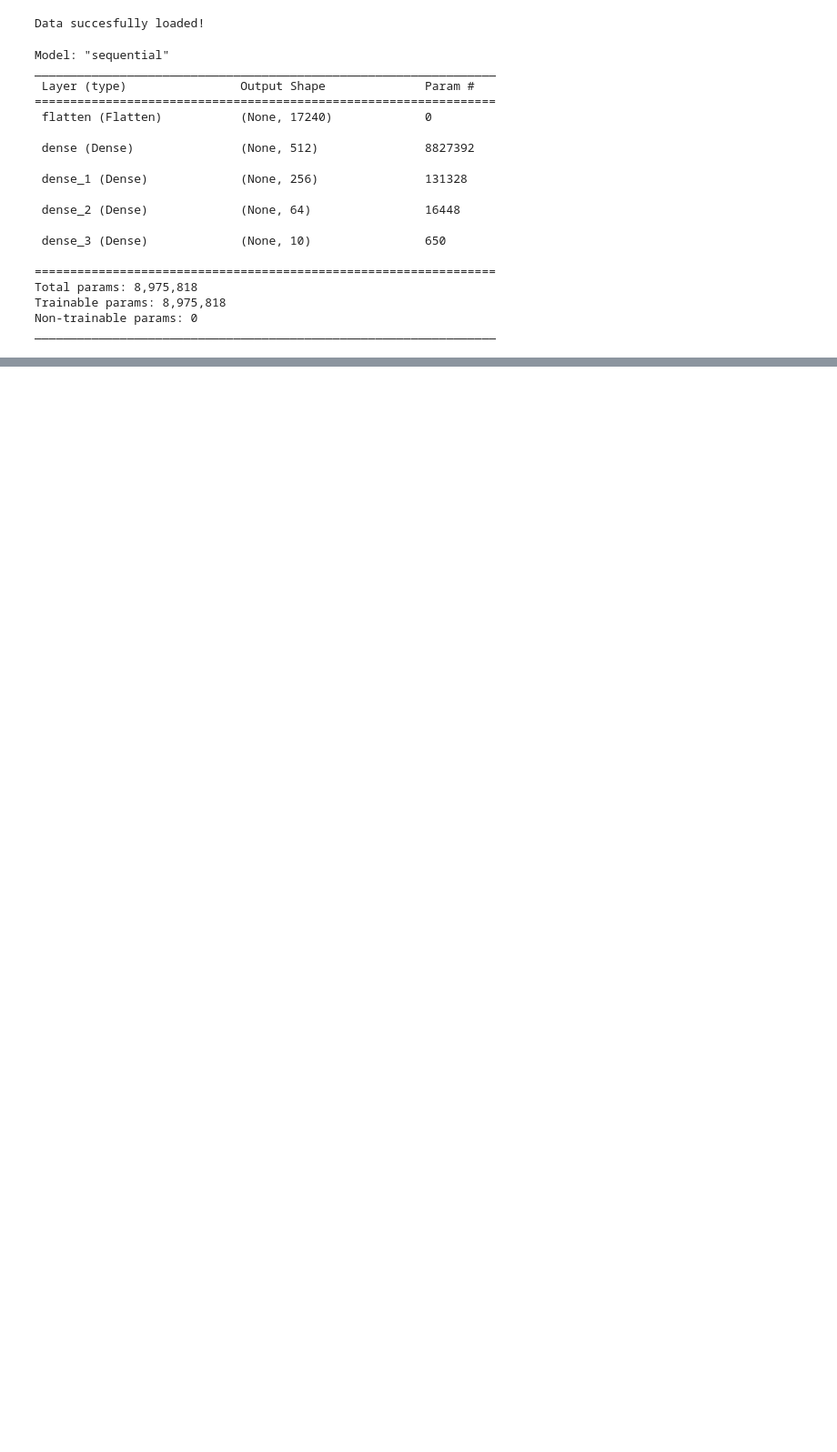
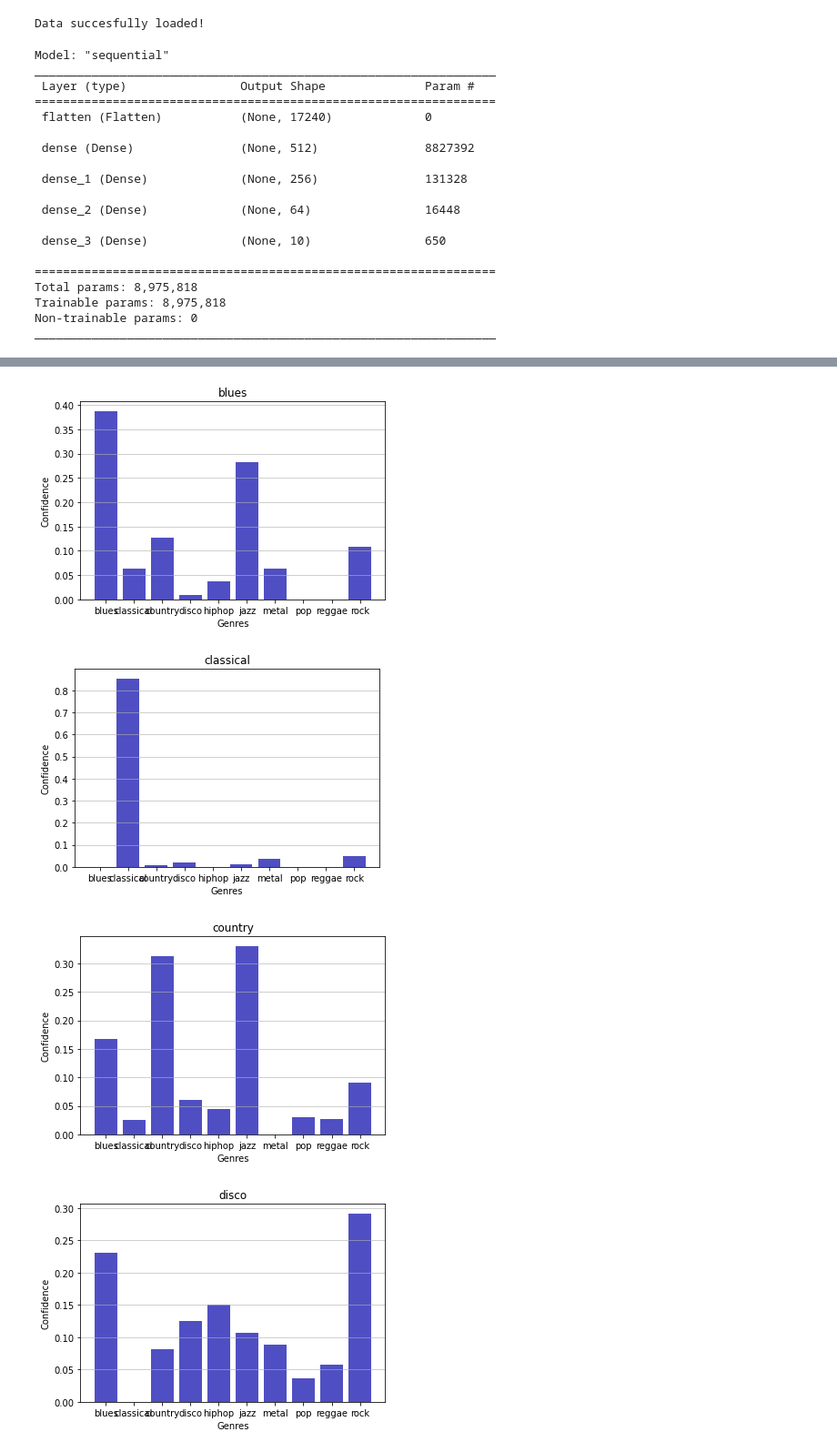
Before and after one commit to fite40927/wonkyphonky, a Jupyter notebook: mfcc_trainer.ipynb, the cells around one changed output, grey strips where cells are left out. Shown at 91% size. Drawn from its saved outputs; the diff is of its cells as text; code cells hidden in the pictures; blank space fills up the shorter version.

Commit message:
Plotting avg guess per genre

```diff
--- a/mfcc_trainer.ipynb
+++ b/mfcc_trainer.ipynb
@@ -129,9 +130,12 @@ for i in range(predictions.shape[0]):
     actual = y_test[i]
 
     genre_count[actual] += 1
-    pred_data[actual][pred] += 1
+    pred_data[actual] += predictions[i]
 
     if pred == actual:
         correct[actual] += 1
-    print('Prediction:', genres[pred], '\tActual:', genres[actual], '\nConfidence:', max(predictions[i]),'\n')
+#     print('Prediction:', genres[pred], '\tActual:', genres[actual], '\nConfidence:', max(predictions[i]),'\n')
+
+pred_data = np.asarray(pred_data) / genre_count
+print(pred_data)
 # %% [output]
@@ -180,0 +185,15 @@ Total:  49.333333333333336 % correct
+# %%
+counter = 0
+for dist in pred_data:
+    plt.figure(counter)
+    plt.bar(x=genres, height=dist, color='#0504aa', alpha=0.7, width=0.8)
+    plt.grid(axis='y', alpha=0.75)
+    plt.xlabel('Genres')
+    plt.ylabel('Confidence')
+    plt.title(genres[counter])
+    counter += 1
+# %% [output]
+[figure, added]
+[figure, added]
+[figure, added]
+[figure, added]
```
Also changed, not shown: parts of 7 cells of this notebook.
